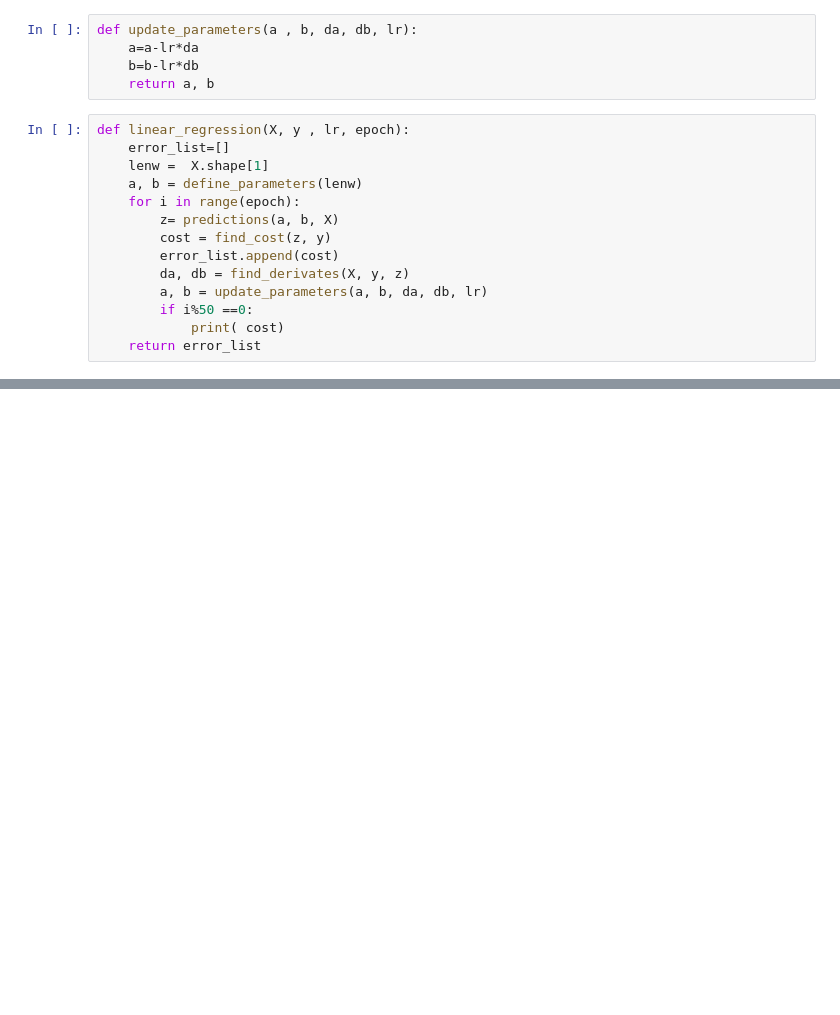
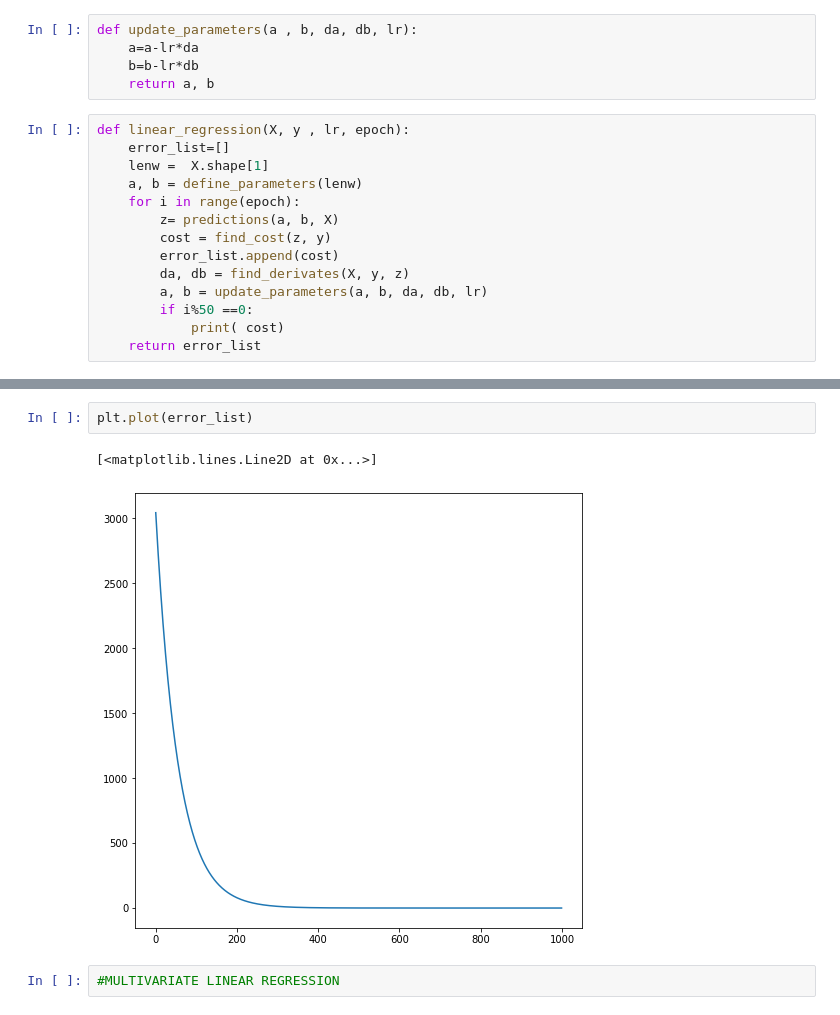
Before and after one commit to chris78rey/pruebas_profundo, a Jupyter notebook: CAPITULO 02.ipynb, the cells around one changed output, grey strips where cells are left out. Saved outputs shown, nothing was run; the diff lists cells and outputs as text; blank space fills up the shorter version.

```diff
--- a/CAPITULO 02.ipynb
+++ b/CAPITULO 02.ipynb
@@ -82,0 +84,7 @@ error_list = linear_regression(X,y,lr, epoch)
+# %%
+plt.plot(error_list)
+# %% [output]
+[<matplotlib.lines.Line2D at 0x...>]
+[figure, added]
+# %%
+#MULTIVARIATE LINEAR REGRESSION
```
Also changed, not shown: parts of 13 cells of this notebook.
